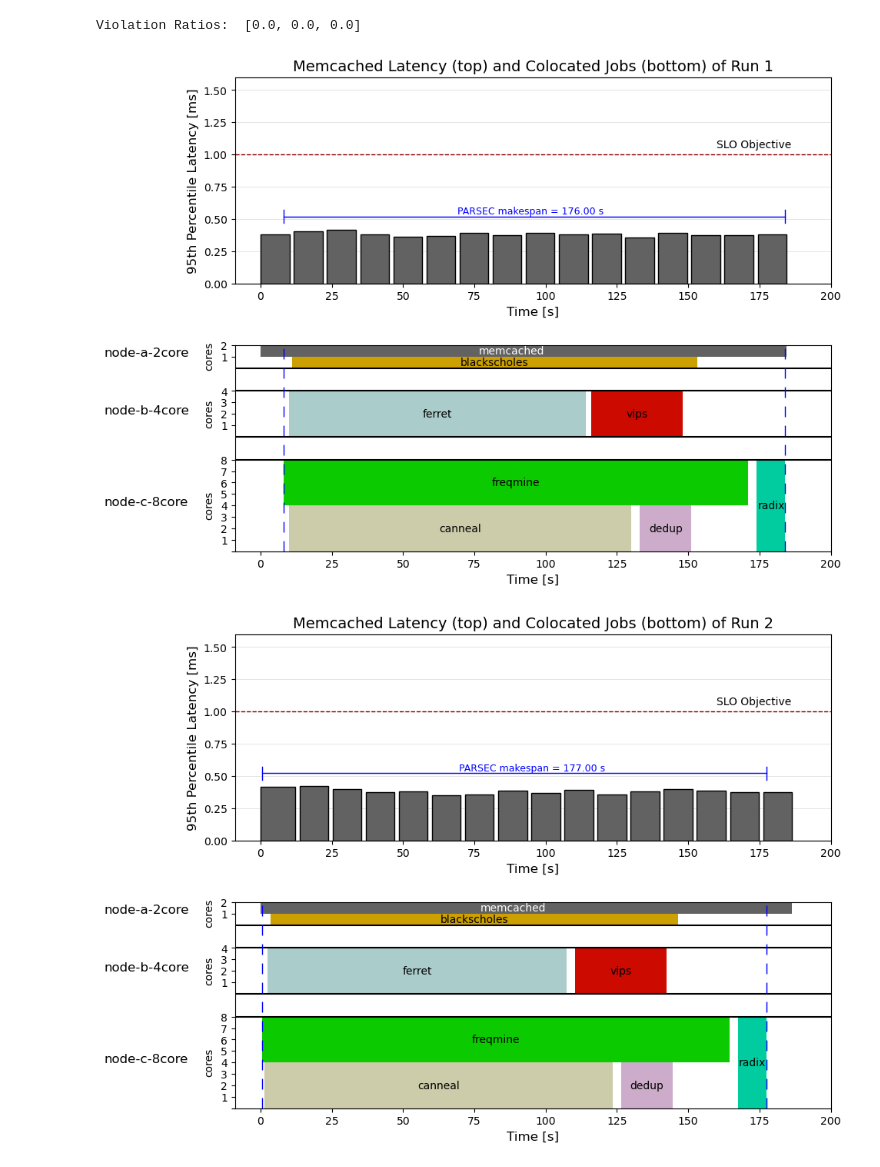
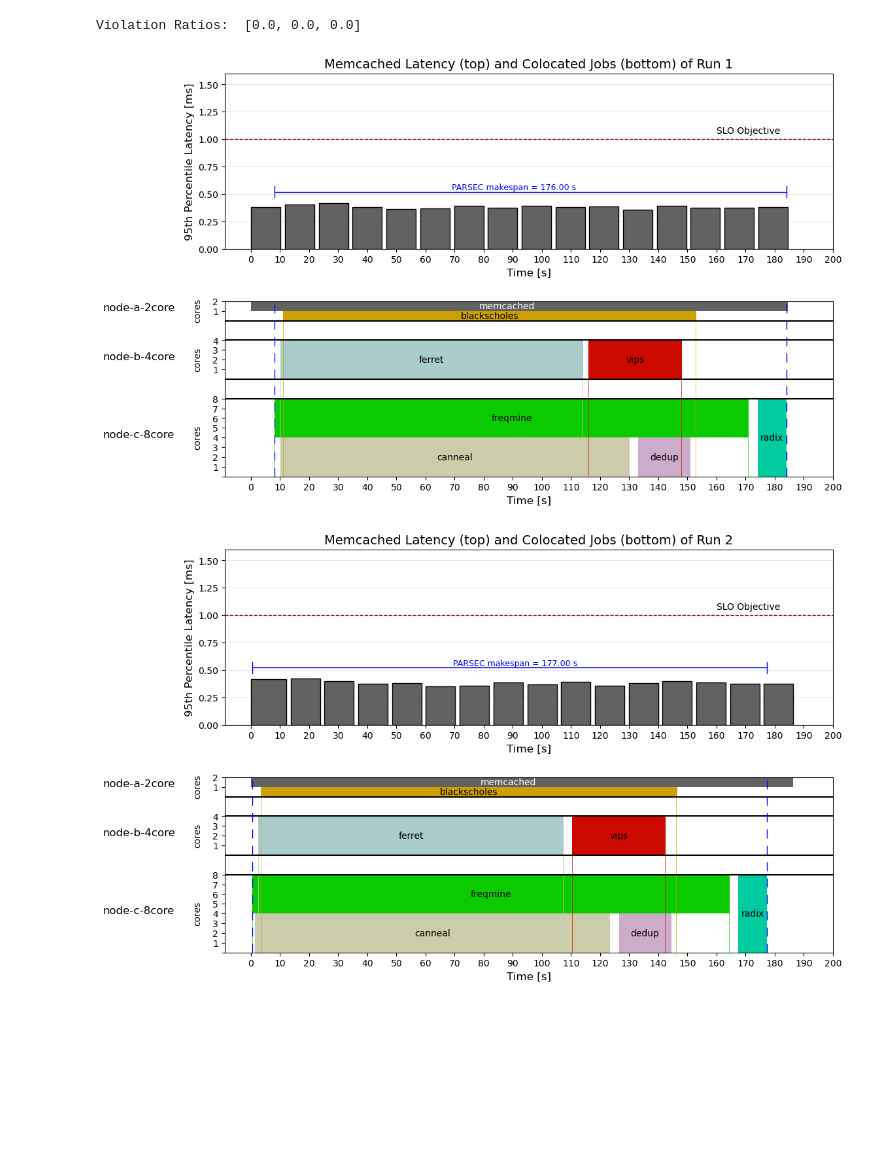
Before and after one commit to czanoli/ETH-Cloud-Computing-Architectures-2024, a Jupyter notebook: part3/plots.ipynb, the cells around one changed output. Drawn from its saved outputs; the diff is of its cells as text; code cells hidden in the pictures; blank space fills up the shorter version.

Commit message:
Finalized all plots

```diff
--- a/part3/plots.ipynb
+++ b/part3/plots.ipynb
@@ -239,9 +239,27 @@ colors = {'canneal': '#CCCCAA', 'dedup': '#CCACCA', 'blackscholes': '#CCA000',
 jobs = ['blackscholes', 'canneal', 'dedup', 'ferret', 'freqmine', 'radix', 'vips']
 jobs_pos_hbars = [(16, 1), (0, 4), (0, 4), (10, 4), (4, 4), (0, 8), (10, 4)]
 jobs_pos_annotations = [16.5, 2, 2, 12, 6, 4, 12]
+start_job_ann_yoffsets = {
+    'blackscholes': -4,
+    'canneal': -3,
+    'dedup': -4,
+    'ferret': -2,
+    'freqmine': -1,
+    'radix': -2.5,
+    'vips': -3
+}
+end_job_ann_yoffsets = {
+    'blackscholes': -3.5,
+    'canneal': -3,
+    'dedup': -2.5,
+    'ferret': -2,
+    'freqmine': -1.5,
+    'radix': -3.5,
+    'vips': -1.5
+}
 
 for i, df in enumerate(mcperf_dfs):
-    fig, (ax1, ax2) = plt.subplots(nrows=2, ncols=1, figsize=(10,8), dpi=100)
+    fig, (ax1, ax2) = plt.subplots(nrows=2, ncols=1, figsize=(12,8), dpi=100)
     fig.subplots_adjust(hspace=0.3)
 
     ## ------ First Subplot ------ ##
@@ -257,7 +275,7 @@ for i, df in enumerate(mcperf_dfs):
 
     # Style
     ax1.set_xlim((-9,200))
-    ax1.set_xticks([0, 25, 50, 75, 100, 125, 150, 175, 200])
+    ax1.set_xticks(list(range(0, 201, 10)))
     ax1.set_xlabel("Time [s]", fontsize = 12)
 
     ax1.set_ylim((0, 1.6))
@@ -269,7 +287,19 @@ for i, df in enumerate(mcperf_dfs):
 
     ## ------ Second Subplot ------ ##
     # In order of appearance in pods_{i}.txt (as in arranged_times and relative_start_times):
-    for job in jobs:
+    for idx, job in enumerate(jobs):
+
+        start_time = relative_start_times[i][jobs.index(job)]
+        duration = arranged_times[i][jobs.index(job)]
+        end_time = start_time + duration
+        ypos = jobs_pos_hbars[jobs.index(job)][0] + 0.5
+
+        ax2.axvline(x=start_time, ymin=0, ymax=ypos/18.5, color=colors[job], linestyle='-', linewidth=0.5)
+        ax2.axvline(x=end_time-0.25, ymin=0, ymax=ypos/18.5, color=colors[job], linestyle='-', linewidth=0.5)
+
+        #ax2.text(start_time, start_job_ann_yoffsets[job], f'{round(start_time)}', va='top', color=colors[job], fontsize=10)
+        #ax2.text(end_time, end_job_ann_yoffsets[job], f'{round(end_time)}', va='top', color=colors[job], fontsize=10)
+
         ax2.broken_barh([(relative_start_times[i][jobs.index(job)], arranged_times[i][jobs.index(job)])],
                         jobs_pos_hbars[jobs.index(job)], facecolors = colors[job])
         ax2.annotate(job,
@@ -279,36 +309,36 @@ for i, df in enumerate(mcperf_dfs):
     # Memcached
     ax2.broken_barh([(0, start_offsets[i].total_seconds() + total_times[i] + end_offsets[i].total_seconds())], (17, 1), facecolors = colors['memcached'])
     ax2.annotate('memcached', (total_times[i]/2, 17.5), color = 'white',
                  horizontalalignment='center', verticalalignment='center')
 
     # Style
     ax2.set_xlim((-9,200))
-    ax2.set_xticks([0, 25, 50, 75, 100, 125, 150, 175, 200])
+    ax2.set_xticks(list(range(0, 201, 10)))
     ax2.set_xlabel("Time [s]", fontsize = 12)
 
     ax2.set_ylim(0, 18)
     ax2.set_yticks([0, 1, 2, 3, 4, 5, 6, 7, 8, 11, 12, 13, 14, 17, 18])
     ax2.set_yticklabels(['', '1', '2', '3', '4', '5', '6', '7', '8', '1', '2', '3', '4', '1', '2'])
 
     ax2.grid(False)
     ax2.axhline(y=8, color='black', linestyle='-')
     ax2.axhline(y=10, color='black', linestyle='-')
     ax2.axhline(y=14, color='black', linestyle='-')
     ax2.axhline(y=16, color='black', linestyle='-')
     ax2.axvline(x=0 + start_offsets[i].total_seconds(), color='blue', linestyle=(0, (10, 8)), linewidth=1)
     ax2.axvline(x=start_offsets[i].total_seconds() + total_times[i], color='blue', linestyle=(0, (10, 8)), linewidth=1)
 
-    ax2.text(-55, 4, 'node-c-8core', rotation=0, fontsize=12)
+    ax2.text(-51, 4, 'node-c-8core', rotation=0, fontsize=12)
     ax2.text(-20, 3, 'cores', rotation=90, fontsize=10)
 
-    ax2.text(-55, 12, 'node-b-4core', rotation=0, fontsize=12)
+    ax2.text(-51, 12, 'node-b-4core', rotation=0, fontsize=12)
     ax2.text(-20, 11, 'cores', rotation=90, fontsize=10)
 
-    ax2.text(-55, 17, 'node-a-2core', rotation=0, fontsize=12)
+    ax2.text(-51, 17, 'node-a-2core', rotation=0, fontsize=12)
     ax2.text(-20, 16, 'cores', rotation=90, fontsize=10)
 
     plt.show()
     #plt.savefig("plot_" + str(i) + ".pdf", bbox_inches = "tight")
 # %% [output]
-[figure, old version]
+[figure, new version]
-[figure, old version]
+[figure, new version]
```
Also changed, not shown: parts of 1 cell of this notebook, 3 other files.
